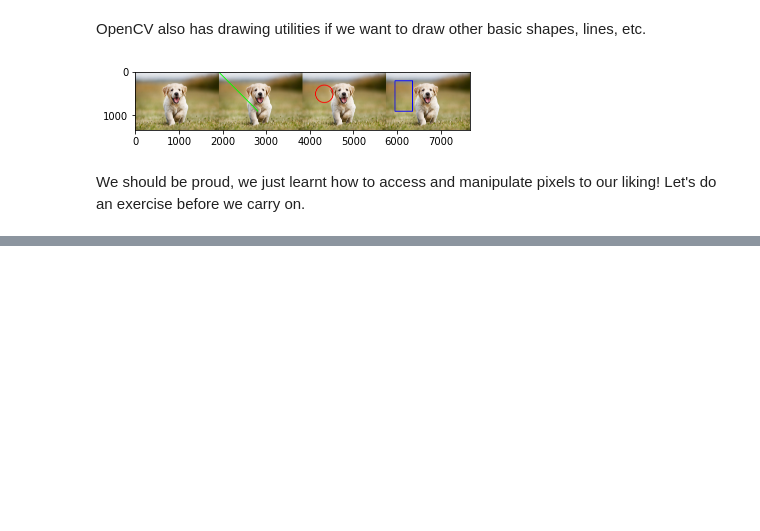
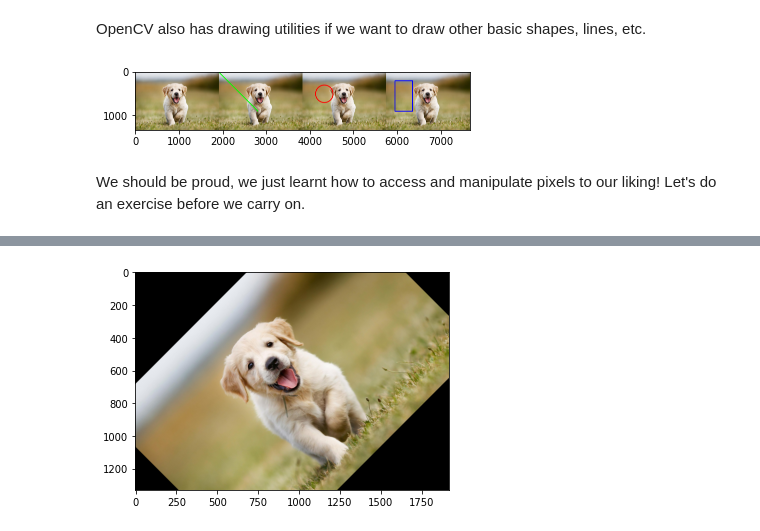
Before and after one commit to RohanGautam/intro-to-opencv-workshop, a Jupyter notebook: notebook/cv_workshop.ipynb, the cells around one changed output, grey strips where cells are left out. Drawn from its saved outputs; the diff is of its cells as text; code cells hidden in the pictures; blank space fills up the shorter version.

```diff
--- a/notebook/cv_workshop.ipynb
+++ b/notebook/cv_workshop.ipynb
@@ -182,0 +277,11 @@ Hint: You can create a blank canvas of size 300x300 like so : `canvas = np.zeros
+# %%
+h = image.shape[0]
+w = image.shape[1]
+
+center = (w//2, h//2)
+# can also specify the scale of an image. Note that we don't have to manually define the matrix
+rotation_matrix = cv2.getRotationMatrix2D(center, 45, 1)
+rotated = cv2.warpAffine(image, rotation_matrix, (w,h))
+show_cv_image(rotated)
+# %% [output]
+[figure, added]
```
Also changed, not shown: parts of 12 cells of this notebook, 2 other files.
